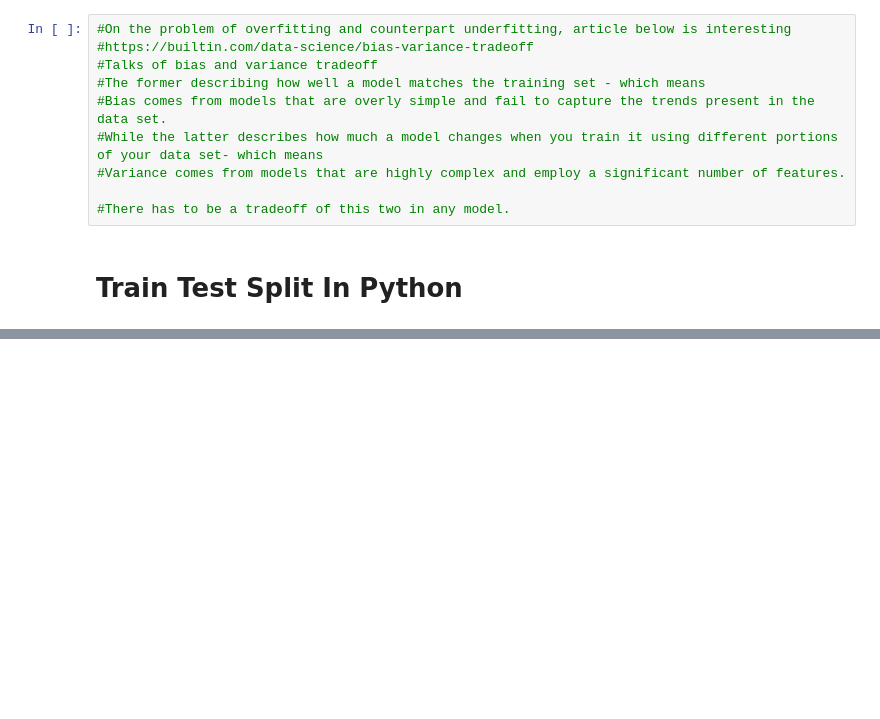
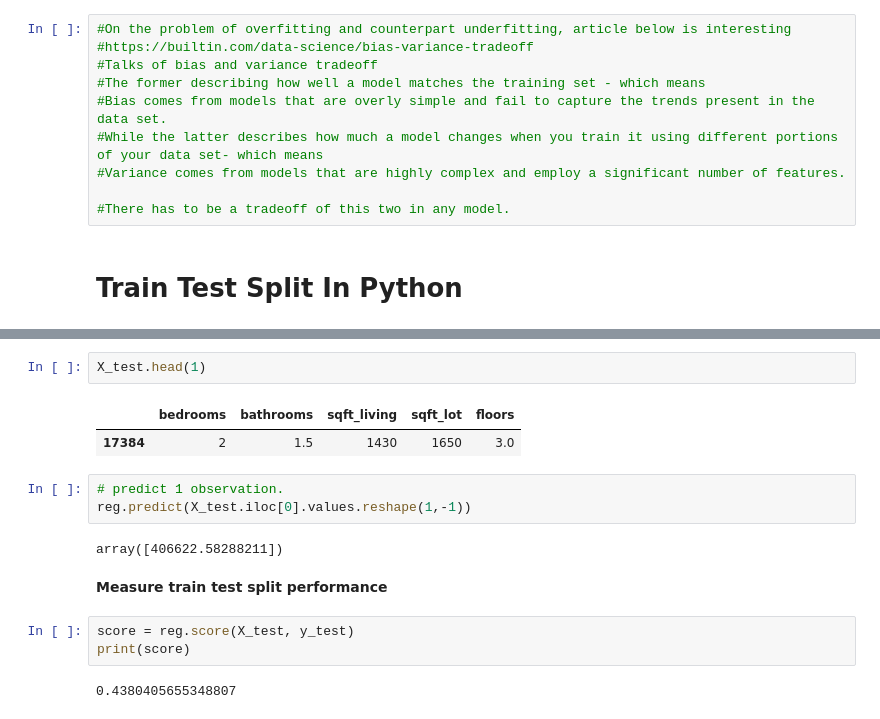
Before and after one commit to rdkdaniel/Basics-of-ML-DL-Models, a Jupyter notebook: Train_Test_Split_Understanding.ipynb, the cells around one changed output, grey strips where cells are left out. Drawn from its saved outputs; the diff is of its cells as text; blank space fills up the shorter version.

```diff
--- a/Train_Test_Split_Understanding.ipynb
+++ b/Train_Test_Split_Understanding.ipynb
@@ -63,0 +123,17 @@ Diagram below highlights this problem. Green line indicating the model follows t
+# %%
+X_test.head(1)
+# %% [output]
+|  | bedrooms | bathrooms | sqft_living | sqft_lot | floors |
+| 17384 | 2 | 1.5 | 1430 | 1650 | 3.0 |
+# %%
+# predict 1 observation.
+reg.predict(X_test.iloc[0].values.reshape(1,-1))
+# %% [output]
+array([406622.58288211])
+# %% [markdown]
+**Measure train test split performance**
+# %%
+score = reg.score(X_test, y_test)
+print(score)
+# %% [output]
+0.4380405655348807
```
Also changed, not shown: parts of 12 cells of this notebook.
